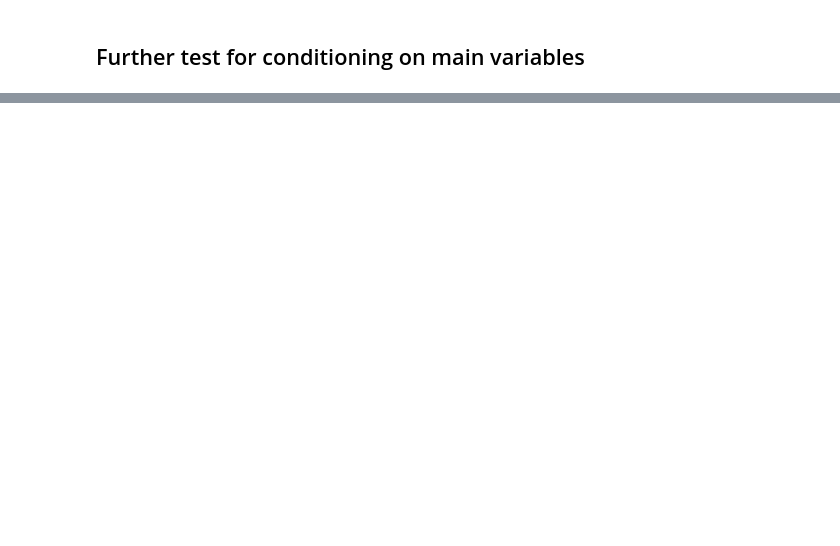
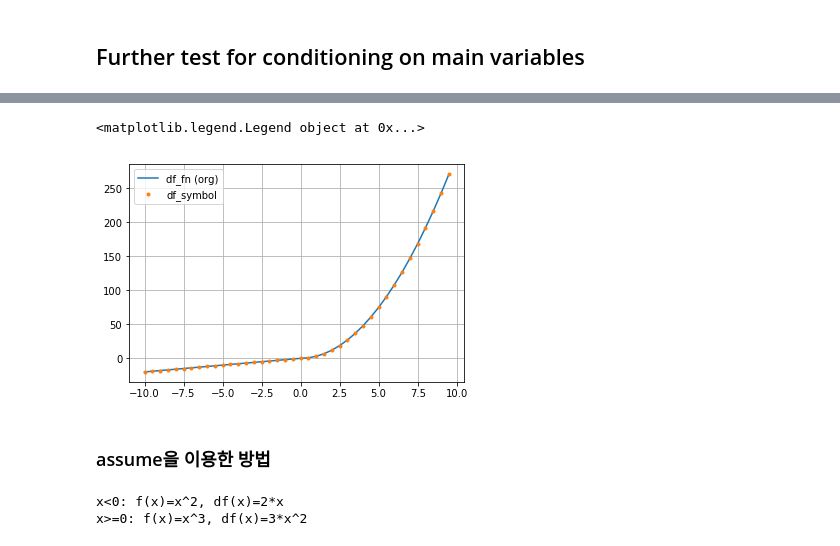
Before and after one commit to jskDr/keraspp_2021, a Jupyter notebook: all_repository/differentiable_programming/julia_dp/tf2_2-sage.ipynb, the cells around one changed output, grey strips where cells are left out. Saved outputs shown, nothing was run; the diff lists cells and outputs as text; code cells hidden in the pictures; blank space fills up the shorter version.

```diff
--- a/all_repository/differentiable_programming/julia_dp/tf2_2-sage.ipynb
+++ b/all_repository/differentiable_programming/julia_dp/tf2_2-sage.ipynb
@@ -53,0 +176,39 @@ plt.legend(loc=0)
+# %%
+def df(x):
+    if x < 0:
+        return 2*x
+    else:
+        return 3*x^2
+
+x_a = np.arange(-10, 10, 0.5)
+dy_fn = np.array([df(x_each) for x_each in x_a])
+dy_sym = np.array([diff(f_symb(x_each),x)(x=x_each) for x_each in x_a])
+
+plt.plot(x_a, dy_fn, label='df_fn (org)')
+plt.plot(x_a, dy_sym, '.', label='df_symbol')
+plt.grid()
+plt.legend(loc=0)
+# %% [output]
+<matplotlib.legend.Legend object at 0x...>
+[figure, added]
+# %% [markdown]
+###  assume을 이용한 방법
+# %%
+def f(x):
+    if x.is_negative():
+        return x^2
+    else:
+        return x^3
+
+x = var('x')
+forget()
+assume(x<0)
+df(x) = diff(f(x),x)
+print(f'x<0: f(x)={f(x)}, df(x)={df(x)}')
+forget()
+assume(x>=0)
+df(x) = diff(f(x),x)
+print(f'x>=0: f(x)={f(x)}, df(x)={df(x)}')
+# %% [output]
+x<0: f(x)=x^2, df(x)=2*x
+x>=0: f(x)=x^3, df(x)=3*x^2
```
Also changed, not shown: parts of 19 cells of this notebook.
